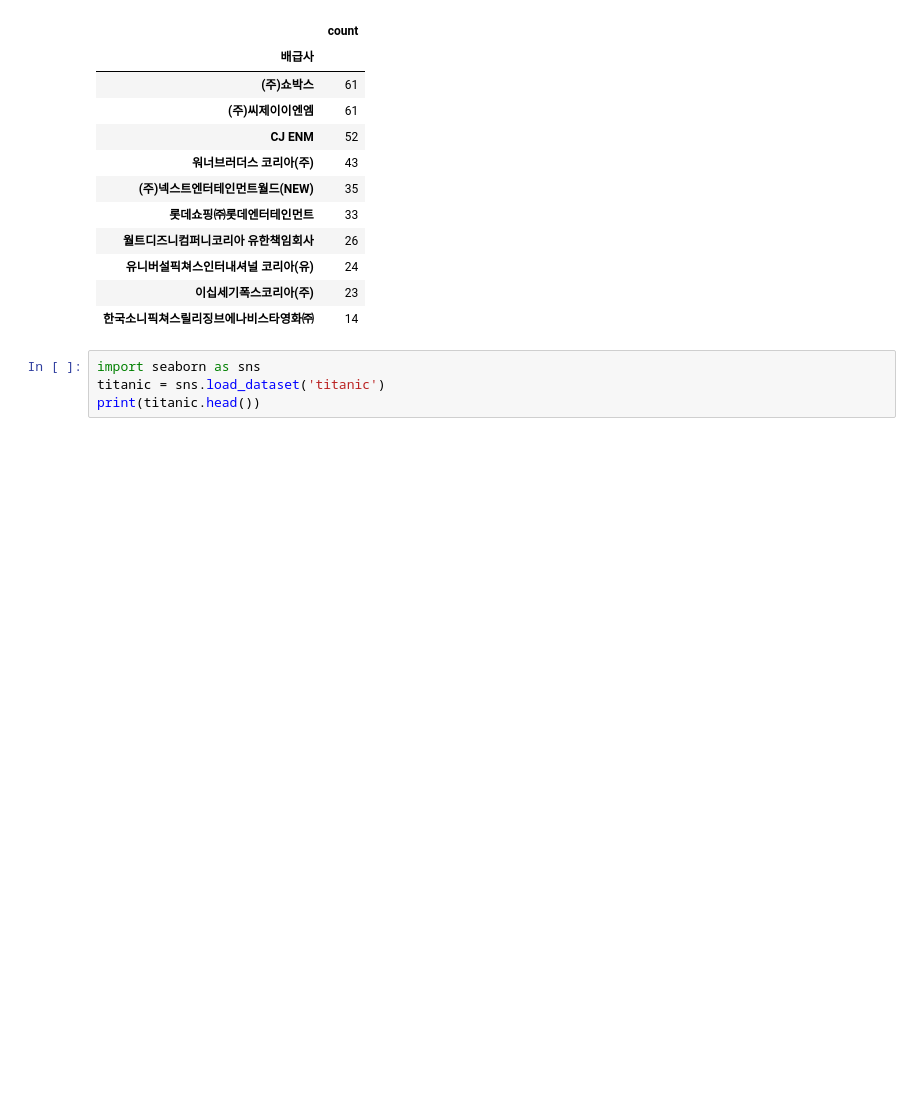
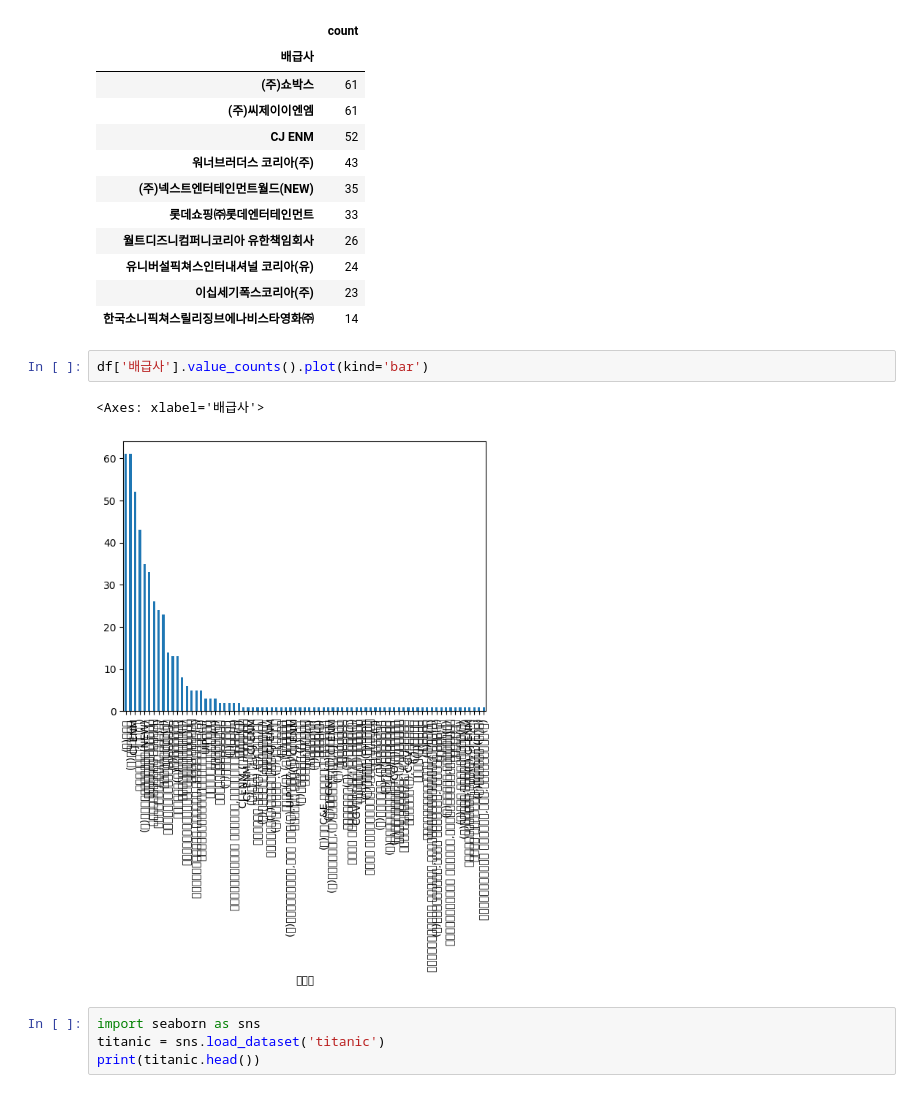
Before and after one commit to rladbstj56/2024PythonDataAnalysis, a Jupyter notebook: 241005.ipynb, the cells around one changed output. Saved outputs shown, nothing was run; the diff lists cells and outputs as text; blank space fills up the shorter version.

```diff
--- a/241005.ipynb
+++ b/241005.ipynb
@@ -92,6 +101,11 @@ df3.head(10)
 | 유니버설픽쳐스인터내셔널 코리아(유) | 24 |
 | 이십세기폭스코리아(주) | 23 |
 | 한국소니픽쳐스릴리징브에나비스타영화㈜ | 14 |
+# %%
+df['배급사'].value_counts().plot(kind='bar')
+# %% [output]
+<Axes: xlabel='배급사'>
+[figure, added]
 # %%
 import seaborn as sns
 titanic = sns.load_dataset('titanic')
```
Also changed, not shown: parts of 2 cells of this notebook.
